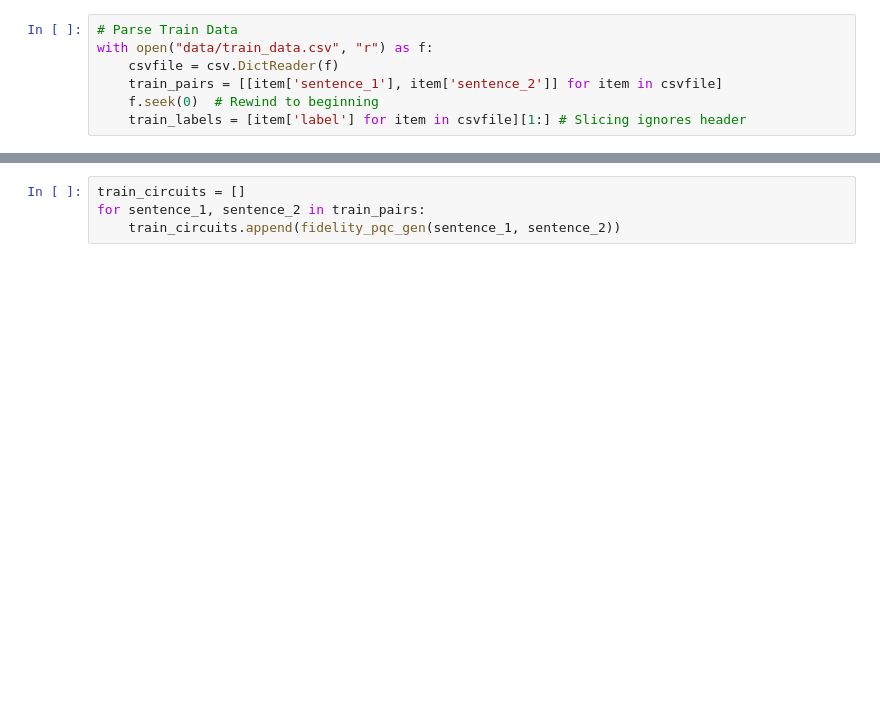
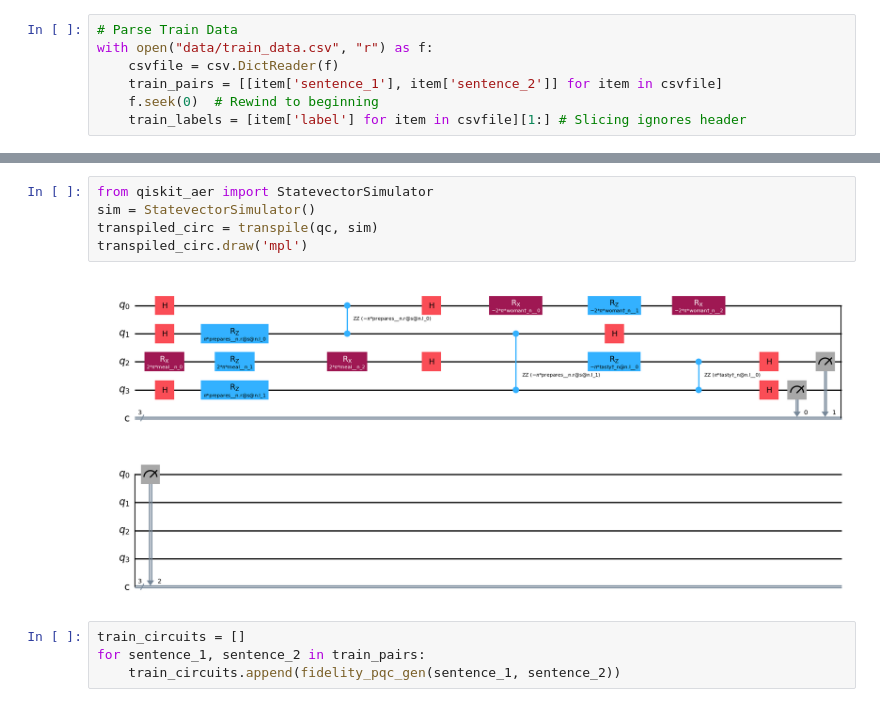
Before and after one commit to L-Amos/QNLP_project, a Jupyter notebook: fidelity_model/training_with_fidelity.ipynb, the cells around one changed output, grey strips where cells are left out. Saved outputs shown, nothing was run; the diff lists cells and outputs as text; blank space fills up the shorter version.

Commit message:
Trying to use StatevectorSimulator.

```diff
--- a/fidelity_model/training_with_fidelity.ipynb
+++ b/fidelity_model/training_with_fidelity.ipynb
@@ -13,3 +42,10 @@ with open("data/train_data.csv", "r") as f:
+# %%
+from qiskit_aer import StatevectorSimulator
+sim = StatevectorSimulator()
+transpiled_circ = transpile(qc, sim)
+transpiled_circ.draw('mpl')
+# %% [output]
+[figure, added]
 # %%
 train_circuits = []
 for sentence_1, sentence_2 in train_pairs:
```
Also changed, not shown: parts of 4 cells of this notebook, 1 other file.
